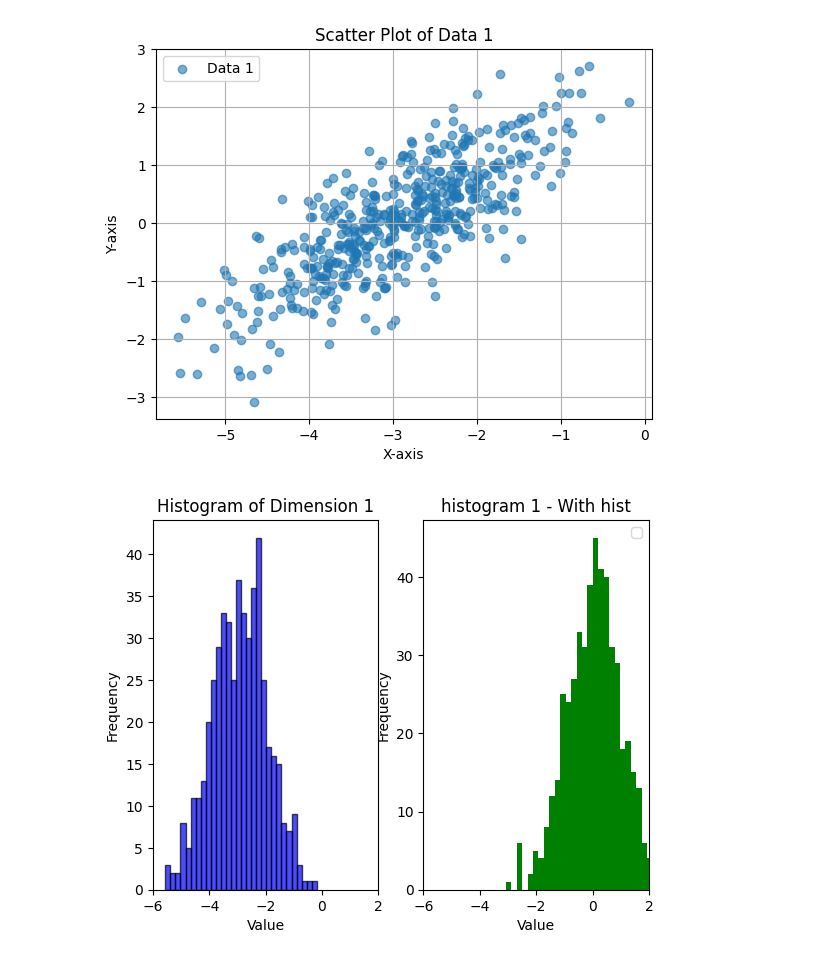
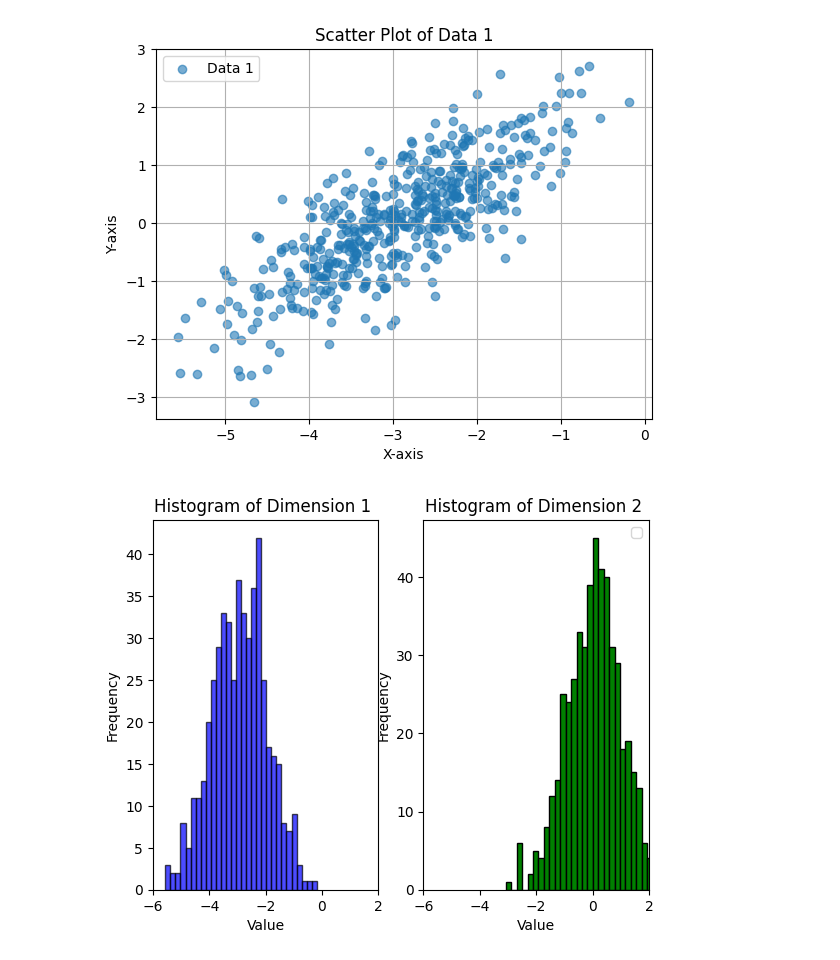
Before and after one commit to Cindy-eng/AI-Data-Engineer--Assignments, a Jupyter notebook: 7_Creating_dummy_data.ipynb, the cells around one changed output. Cells and saved outputs as stored; diff of their text form; code cells hidden in the pictures.

```diff
--- a/7_Creating_dummy_data.ipynb
+++ b/7_Creating_dummy_data.ipynb
@@ -42,29 +42,27 @@ plt.show()
 # %%
 #[Problem 3] Visualization by histogram
 import matplotlib.pyplot as plt;
 
 
+plt.subplot(1, 2, 1)
+plt.hist(data_1[:, 0], bins=30, color='blue', alpha=0.7, edgecolor='black')
+plt.title("Histogram of Dimension 1 ")
+plt.xlabel("Value")
+plt.ylabel("Frequency")
+plt.xlim(-6, 2)
+
 plt.subplot(1, 2, 2)
-plt.hist(data_1[:,1] , bins=30, color='green' )
-plt.title('histogram 1 - With hist')
+plt.hist(data_1[:,1] , bins=30, color='green', edgecolor='black')
+plt.title('Histogram of Dimension 2 ')
 plt.xlabel('Value')
 plt.ylabel('Frequency')
 plt.legend()
 plt.xlim(-6, 2)
 
 
-
-plt.subplot(1, 2, 1)
-plt.hist(data_1[:, 0], bins=30, color='blue', alpha=0.7, edgecolor='black')
-plt.title("Histogram of Dimension 1")
-plt.xlabel("Value")
-plt.ylabel("Frequency")
-plt.xlim(-6, 2)
-
-
 plt.show();
 # %% [output]
-[figure, old version]
+[figure, new version]
 # %%
 #Problem 4: Adding Data
 import numpy as np
```
Also changed, not shown: parts of 4 cells of this notebook.
